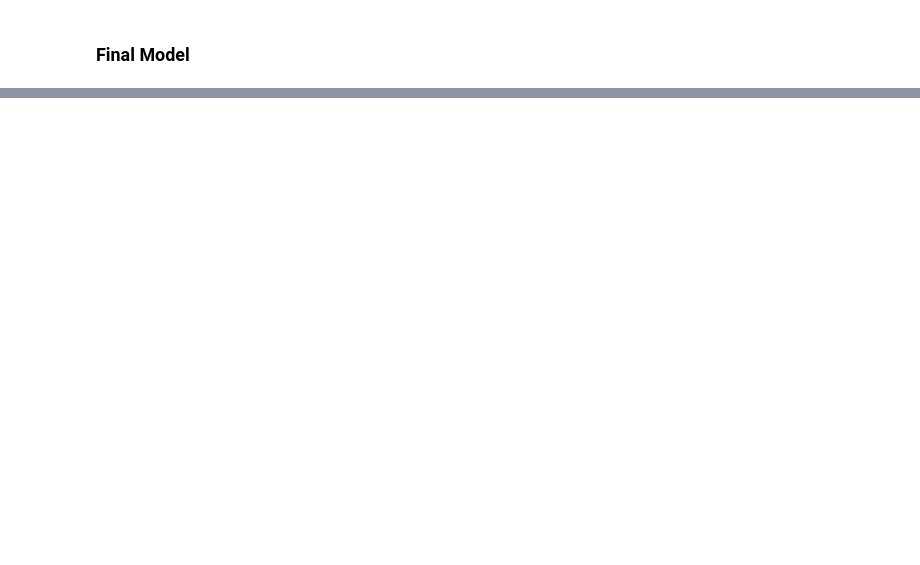
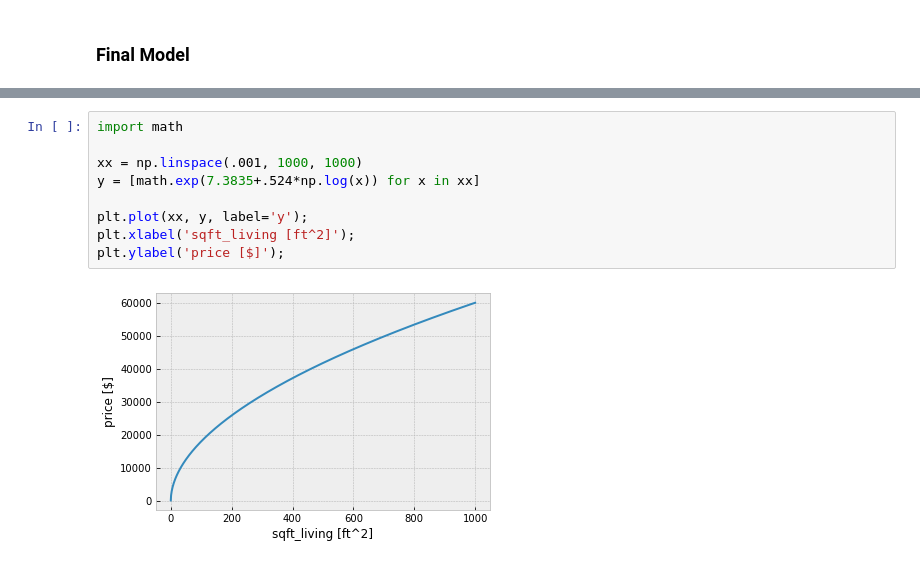
Before and after one commit to cschneck7/phase-2-project, a Jupyter notebook: EDA and Modelling.ipynb, the cells around one changed output, grey strips where cells are left out. Cells and saved outputs as stored; diff of their text form; blank space fills up the shorter version.

```diff
--- a/EDA_notebook.ipynb
+++ b/EDA and Modelling.ipynb
@@ -561,0 +632,11 @@ Notes:
+# %%
+import math
+
+xx = np.linspace(.001, 1000, 1000)
+y = [math.exp(7.3835+.524*np.log(x)) for x in xx]
+
+plt.plot(xx, y, label='y');
+plt.xlabel('sqft_living [ft^2]');
+plt.ylabel('price [$]');
+# %% [output]
+[figure, added]
```
Also changed, not shown: parts of 20 cells of this notebook, 1 other file.
